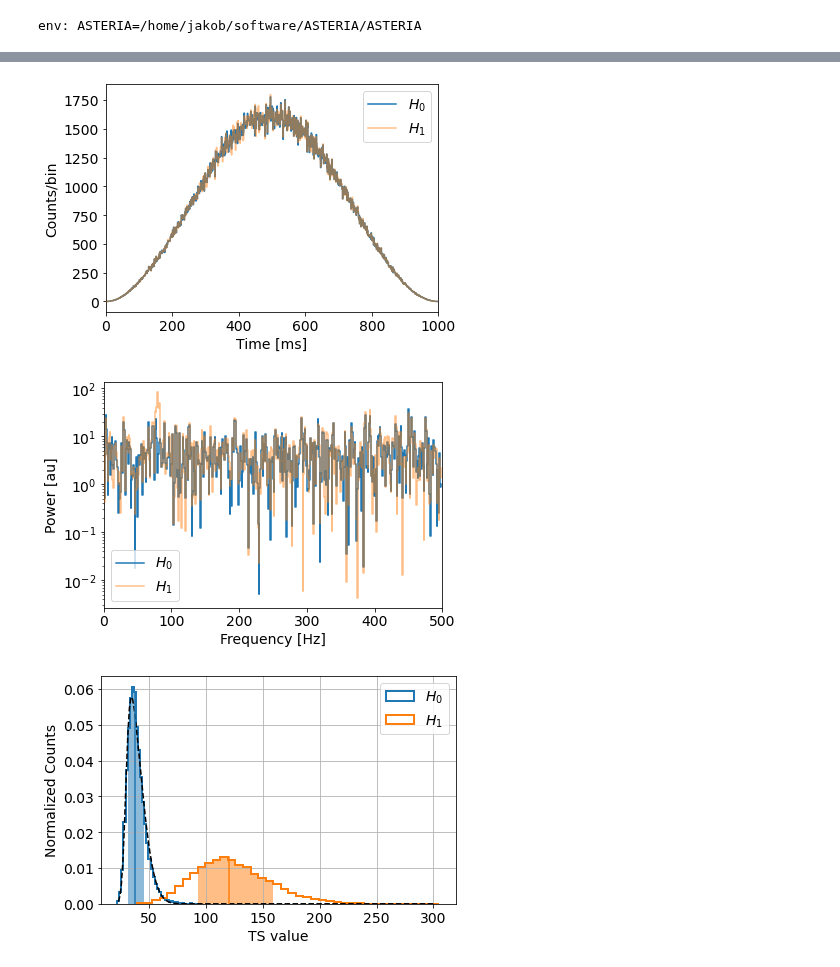
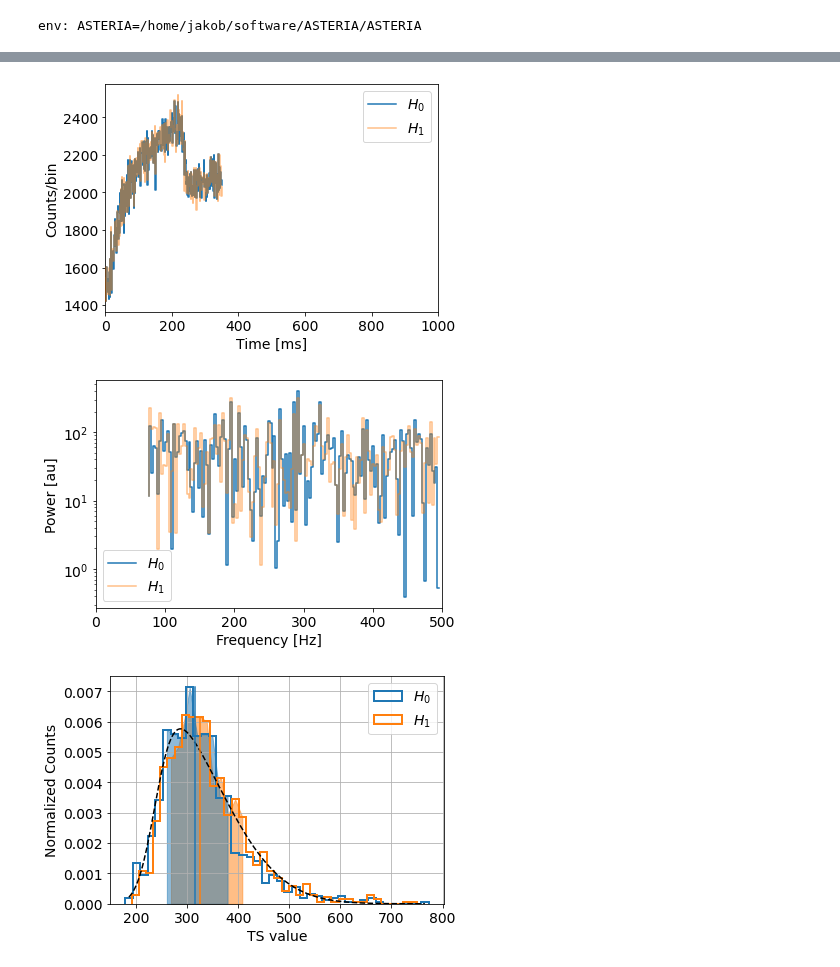
Before and after one commit to icecube/ASTERIA, a Jupyter notebook: docs/gen2-ana/test_fft.ipynb, the cells around one changed output, grey strips where cells are left out. Saved outputs shown, nothing was run; the diff lists cells and outputs as text; code cells hidden in the pictures.

Commit message:
redo of Tamborra 2014 analysis

```diff
--- a/docs/gen2-ana/test_fft.ipynb
+++ b/docs/gen2-ana/test_fft.ipynb
@@ -13,7 +13,7 @@ env: ASTERIA=/home/jakob/software/ASTERIA/ASTERIA
 add_wls = True
 detector_scope = "Gen2"
 
-trials = 10000
+trials = 1000
 distance = 10*u.kpc
 frequency = 80*u.Hz # 50 Hz and 400 Hz, in steps of 50 Hz
 amplitude = 0.2 # 1% and 50% in log steps (1%, 2%, 5%, 10%, 20%, 50%)
@@ -23,10 +23,10 @@ position = "center"
 
 sim_dt = 1 * u.ms
 res_dt = 1 * u.ms
-time_win = [0, 100] * u.s # time independent
+time_win = [0, 350] * u.ms # time independent
 freq_res = 1 * u.Hz
-freq_win = [1, 1E6] * u.Hz # freq independent
-hanning = True
+freq_win = [75, 1E6] * u.Hz # freq independent
+hanning = False
 
 temp_para = {"frequency": frequency,
              "amplitude": amplitude, #in percent of max value
@@ -43,15 +43,21 @@ fft_para = {"time_res": res_dt,
 
 model = {'name': 'Sukhbold_2015',
          'param':{
-             'progenitor_mass': 9.6*u.Msun,
+             'progenitor_mass': 27*u.Msun,
              'eos': 'LS220'}
         }
 
-sim = Simulation(model=model,
+model_tam = {'name': 'Tamborra_2014',
+         'param':{
+             'progenitor_mass': 27*u.Msun,
+             'direction': 3}
+            }
+
+sim = Simulation(model=model_tam,
                  distance=10* u.kpc,
                  res_dt=res_dt,
                  Emin=0*u.MeV, Emax=100*u.MeV, dE=1*u.MeV,
-                 tmin=0.000*u.s, tmax=1.000*u.s, dt=sim_dt,
+                 tmin=0.000*u.s, tmax=1*u.s, dt=sim_dt,
                  hierarchy = 'normal',
                  mixing_scheme = 'NoTransformation',
                  detector_scope = detector_scope,
@@ -62,17 +74,17 @@ sim.run()
 ana = Analysis(sim, res_dt = res_dt, distance=distance, trials = trials, temp_para=temp_para)
 ana.run(mode = "FFT", ft_para = fft_para)
 # %%
-plot_hits(ana.sim.time, ana._comb)
+plot_hits(ana._time_new, ana._comb)
 # %% [output]
-[figure, old version]
+[figure, new version]
 # %%
 plot_fft(ana._freq_new, ana._fft)
 # %% [output]
-[figure, old version]
+[figure, new version]
 # %%
 plot_ts(ana.ts)
 # %% [output]
-[figure, old version]
+[figure, new version]
 # %%
 plot_fit_freq(ana.ffit)
 # %% [output]
```
Also changed, not shown: parts of 4 cells of this notebook.
